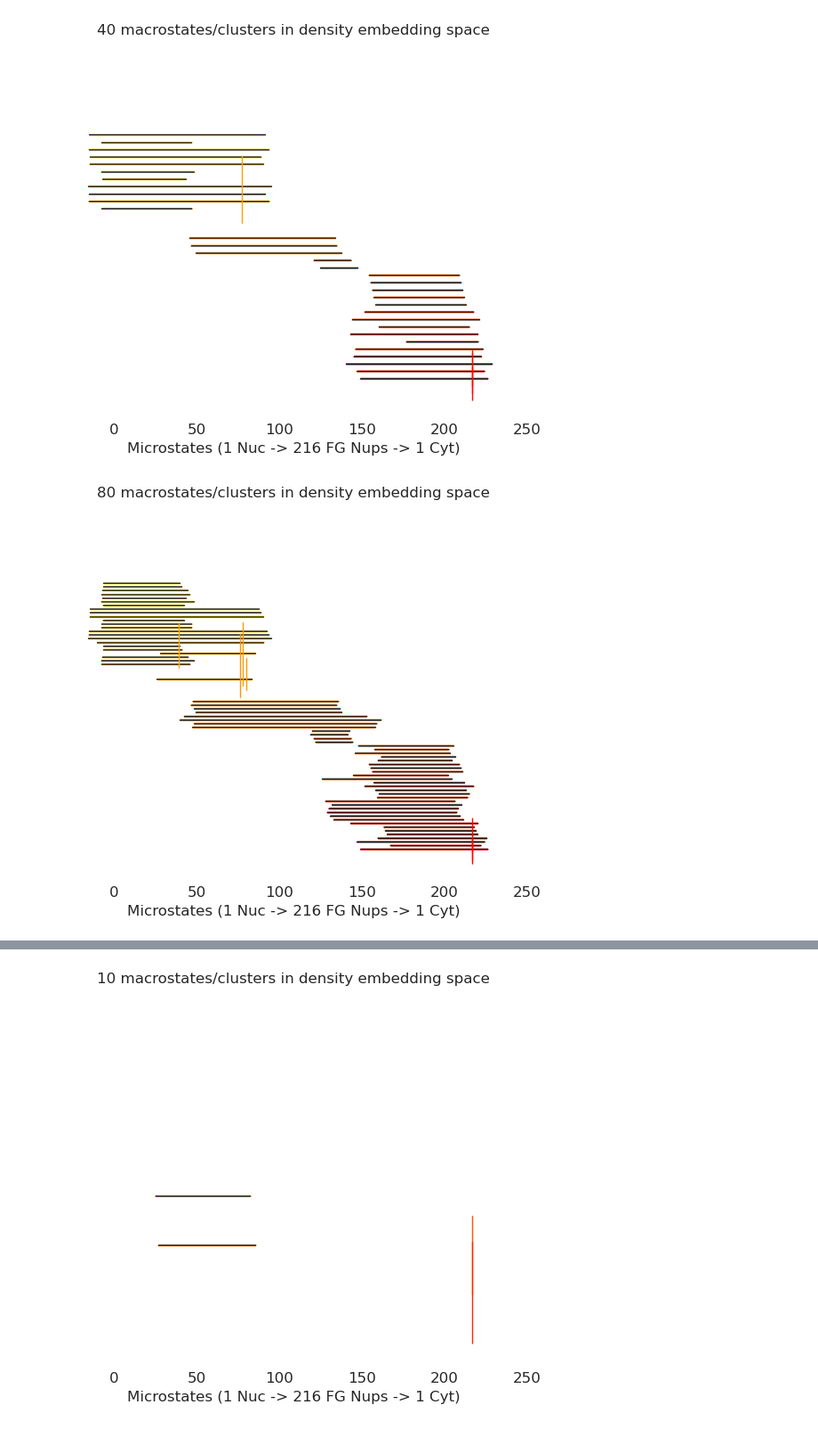
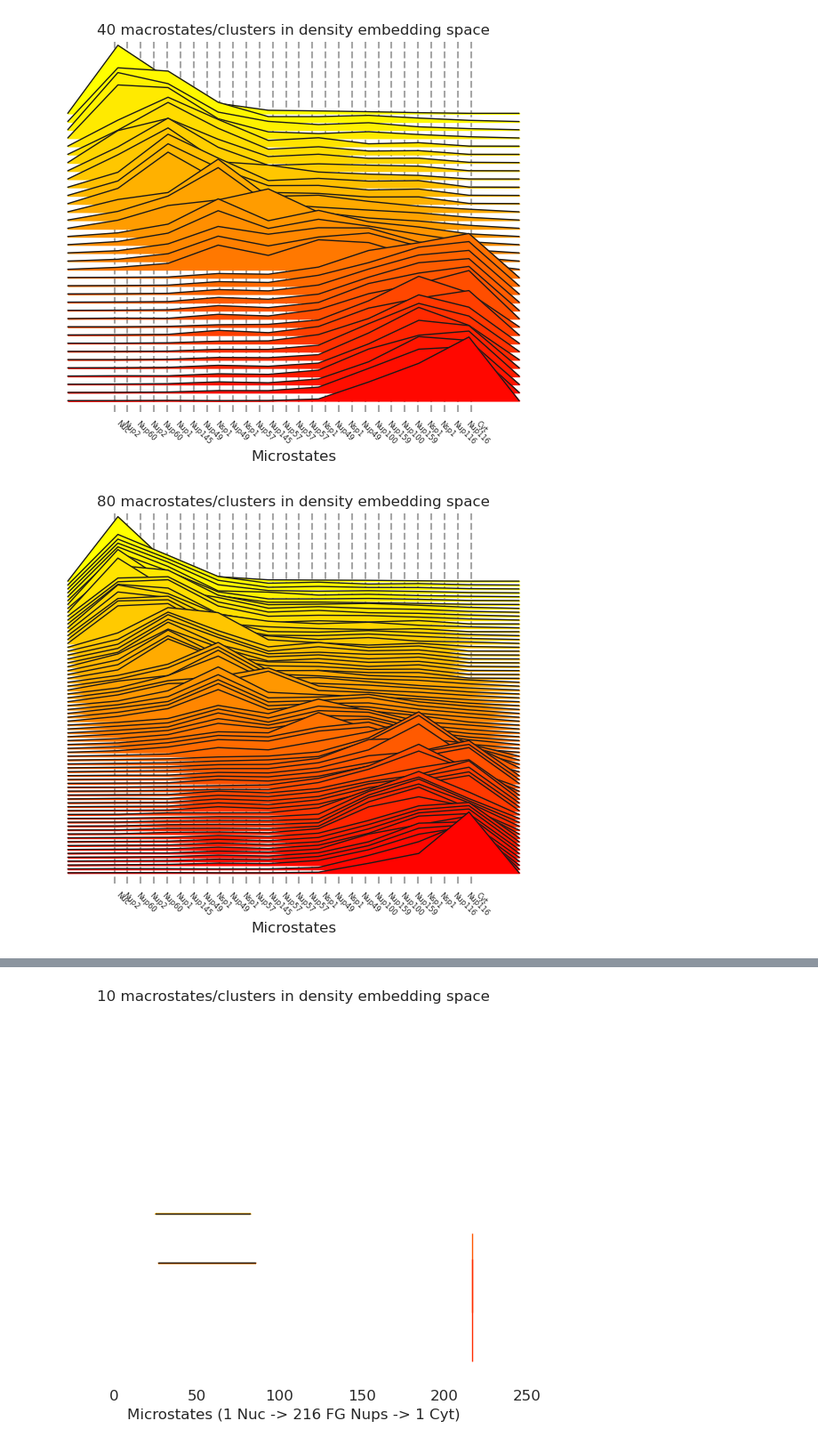
Before and after one commit to ravehlab/iMSM, a Jupyter notebook: 014_EXP_clustering.ipynb, the cells around one changed output, grey strips where cells are left out. Shown at 89% size. Cells and saved outputs as stored; diff of their text form; code cells hidden in the pictures.

```diff
--- a/014_EXP_clustering.ipynb
+++ b/014_EXP_clustering.ipynb
@@ -88,16 +113,32 @@ def create_ridge_plot_from_histograms(histograms, bin_edges=None, row_labels=Non
 for n_clusters in [10, 20, 40, 80, 160, 320]:
     with open(f"data/clusterings/interactions-150-180-100ns-3k-hist-74pca-kmeans-{n_clusters}clusters.pickle", "rb") as f:
             pca_cluster = pickle.load(f)
-    centers = pca_cluster.get_inverse_centers()
-    # sort clusters by center of mass
+    centers = pca_cluster.get_inverse_centers_normalized()
 
+    # remove first and last (too big)
+    centers = centers[2:-2]
+
+    # sort clusters by center
     hist_means = np.zeros(centers.shape[0])
     for i in range(centers.shape[0]):
         hist_means[i] = histogram_mean(centers[i])
     sorted_indices = np.argsort(hist_means)
     sorted_centers = centers[sorted_indices]
-    sorted_centers[sorted_centers < 0.04] = 0
+    # sorted_centers[sorted_centers < 0.04] = 0
+
+
+    custom_labels = ["Nuc", "Nup2", "Nup60", "Nup2", "Nup60", "Nup1", "Nup145",
+                "Nup49", "Nsp1", "Nup49", "Nsp1", "Nup57", "Nup145",
+                "Nup57", "Nup57", "Nup57", "Nsp1", "Nup49", "Nsp1",
+                "Nup49", "Nup100", "Nup159", "Nup100", "Nup159",
+                "Nsp1", "Nsp1", "Nup116", "Nup116", "Cyt"]
+    custom_positions = [0] + [i*8 - 4 for i in range(1, len(custom_labels) - 1)] + [218]
+    vlines = [i*8 for i in range(len(custom_labels)-1)]
     create_ridge_plot_from_histograms(sorted_centers,
                                       row_labels=[i for i in range(centers.shape[0])],
-                                      title=f"{n_clusters} macrostates/clusters in density embedding space")
+                                      title=f"{n_clusters} macrostates/clusters in density embedding space",
+                                      x_labels=custom_labels,
+                                      x_label_positions=custom_positions,
+                                      x_axis_label="Microstates",
+                                      vlines=vlines)
 # %% [output]
@@ -106,2 +147,2 @@ for n_clusters in [10, 20, 40, 80, 160, 320]:
-[figure, old version]
+[figure, new version]
-[figure, old version]
+[figure, new version]
```
Also changed, not shown: parts of 2 cells of this notebook, 7 other files.
